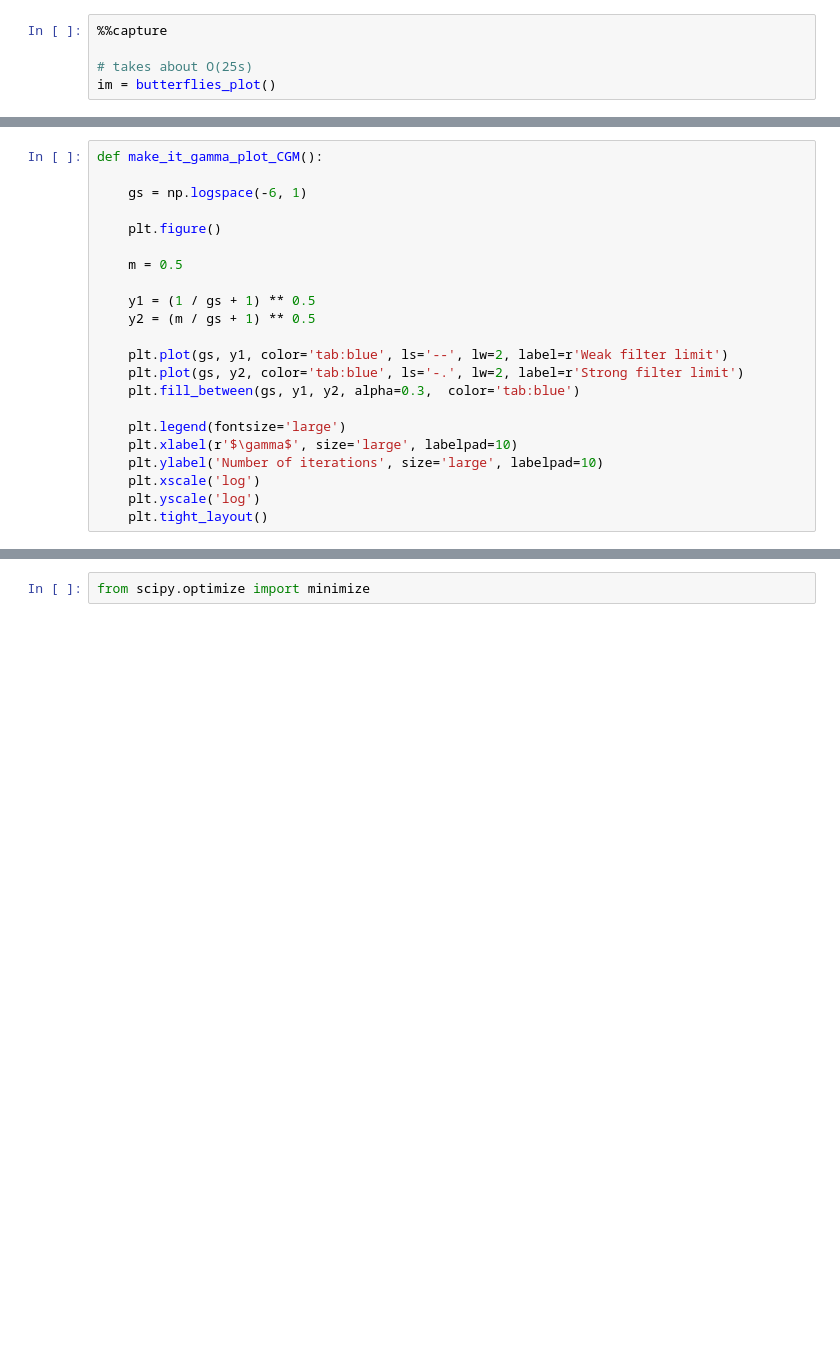
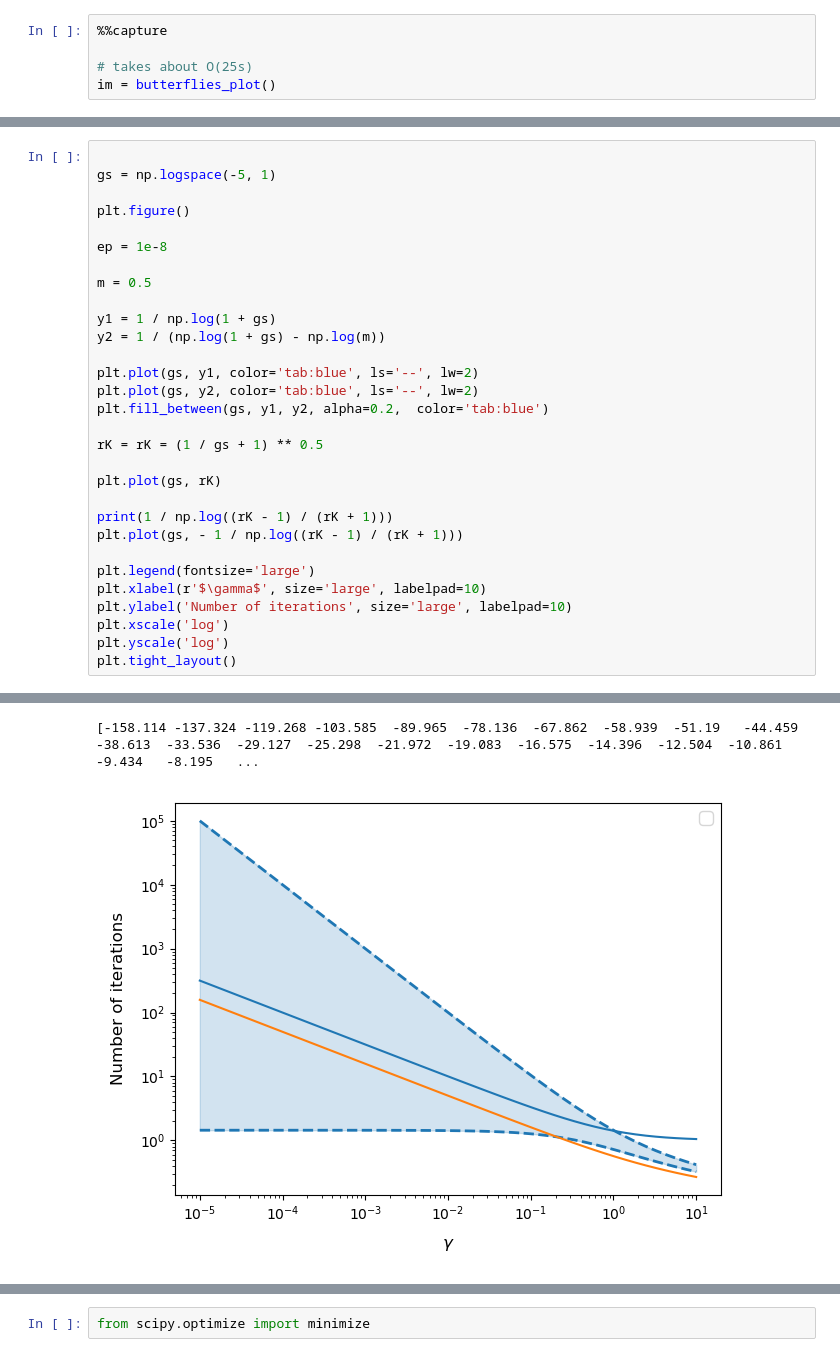
Before and after one commit to nickelnine37/ThesisCode, a Jupyter notebook: Chapter 4/4.3.ipynb, the cells around one changed output, grey strips where cells are left out. Saved outputs shown, nothing was run; the diff lists cells and outputs as text; blank space fills up the shorter version.

```diff
--- a/Chapter 4/4.3.ipynb
+++ b/Chapter 4/4.3.ipynb
@@ -772,22 +796,31 @@ make_it_gamma_plot()
 # %%
-def make_it_gamma_plot_CGM():
 
-    gs = np.logspace(-6, 1)
+gs = np.logspace(-5, 1)
 
-    plt.figure()
+plt.figure()
 
-    m = 0.5
+ep = 1e-8
 
-    y1 = (1 / gs + 1) ** 0.5
-    y2 = (m / gs + 1) ** 0.5
+m = 0.5
 
-    plt.plot(gs, y1, color='tab:blue', ls='--', lw=2, label=r'Weak filter limit')
-    plt.plot(gs, y2, color='tab:blue', ls='-.', lw=2, label=r'Strong filter limit')
-    plt.fill_between(gs, y1, y2, alpha=0.3,  color='tab:blue')
+y1 = 1 / np.log(1 + gs)
+y2 = 1 / (np.log(1 + gs) - np.log(m))
 
-    plt.legend(fontsize='large')
-    plt.xlabel(r'$\gamma$', size='large', labelpad=10)
-    plt.ylabel('Number of iterations', size='large', labelpad=10)
-    plt.xscale('log')
-    plt.yscale('log')
-    plt.tight_layout()
+plt.plot(gs, y1, color='tab:blue', ls='--', lw=2)
+plt.plot(gs, y2, color='tab:blue', ls='--', lw=2)
+plt.fill_between(gs, y1, y2, alpha=0.2,  color='tab:blue')
+
+rK = rK = (1 / gs + 1) ** 0.5
+
+plt.plot(gs, rK)
+
+print(1 / np.log((rK - 1) / (rK + 1)))
+plt.plot(gs, - 1 / np.log((rK - 1) / (rK + 1)))
+
+plt.legend(fontsize='large')
+plt.xlabel(r'$\gamma$', size='large', labelpad=10)
+plt.ylabel('Number of iterations', size='large', labelpad=10)
+plt.xscale('log')
+plt.yscale('log')
+plt.tight_layout()
+# %% [output]
@@ -793,0 +828,2 @@ def make_it_gamma_plot_CGM():
+[-158.114 -137.324 -119.268 -103.585  -89.965  -78.136  -67.862  -58.939  -51.19   -44.459  -38.613  -33.536  -29.127  -25.298  -21.972  -19.083  -16.575  -14.396  -12.504  -10.861   -9.434   -8.195   ...
+[figure, added]
```
Also changed, not shown: parts of 19 cells of this notebook, 6 other files.
